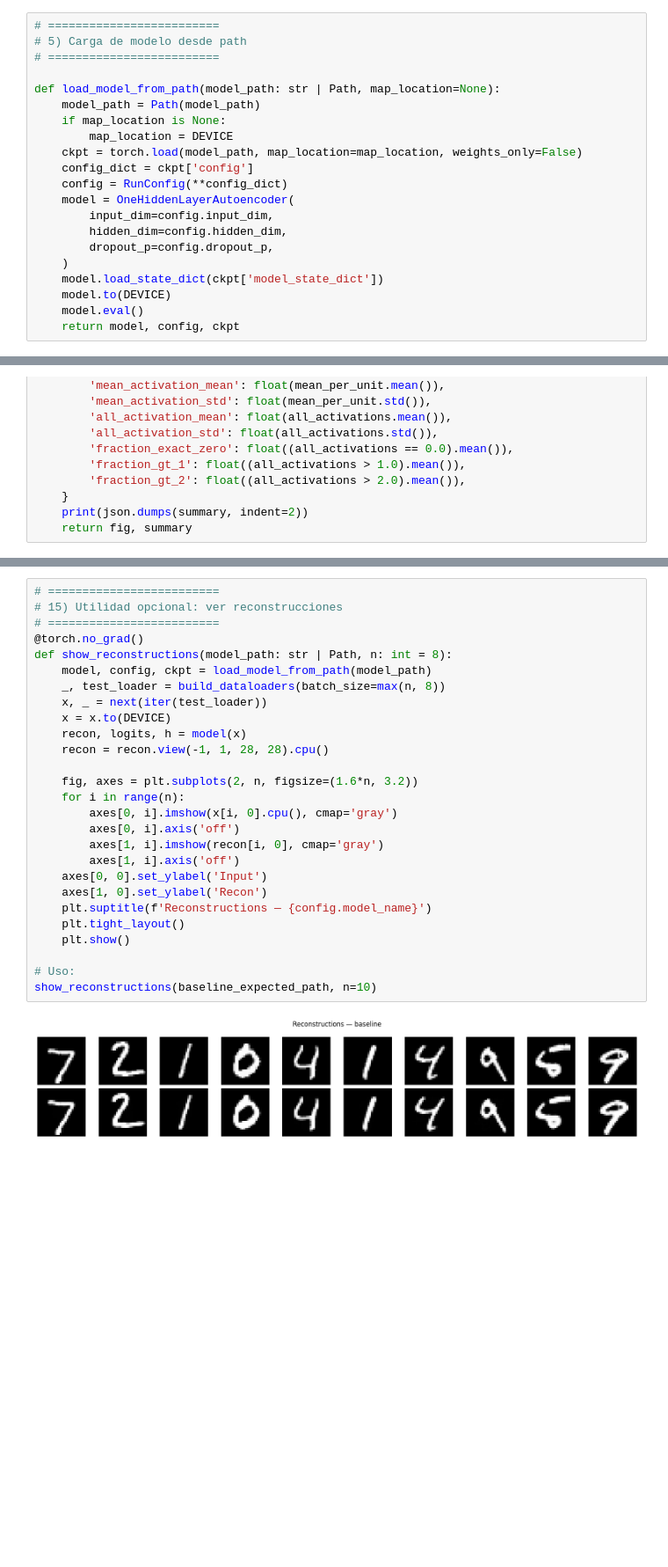
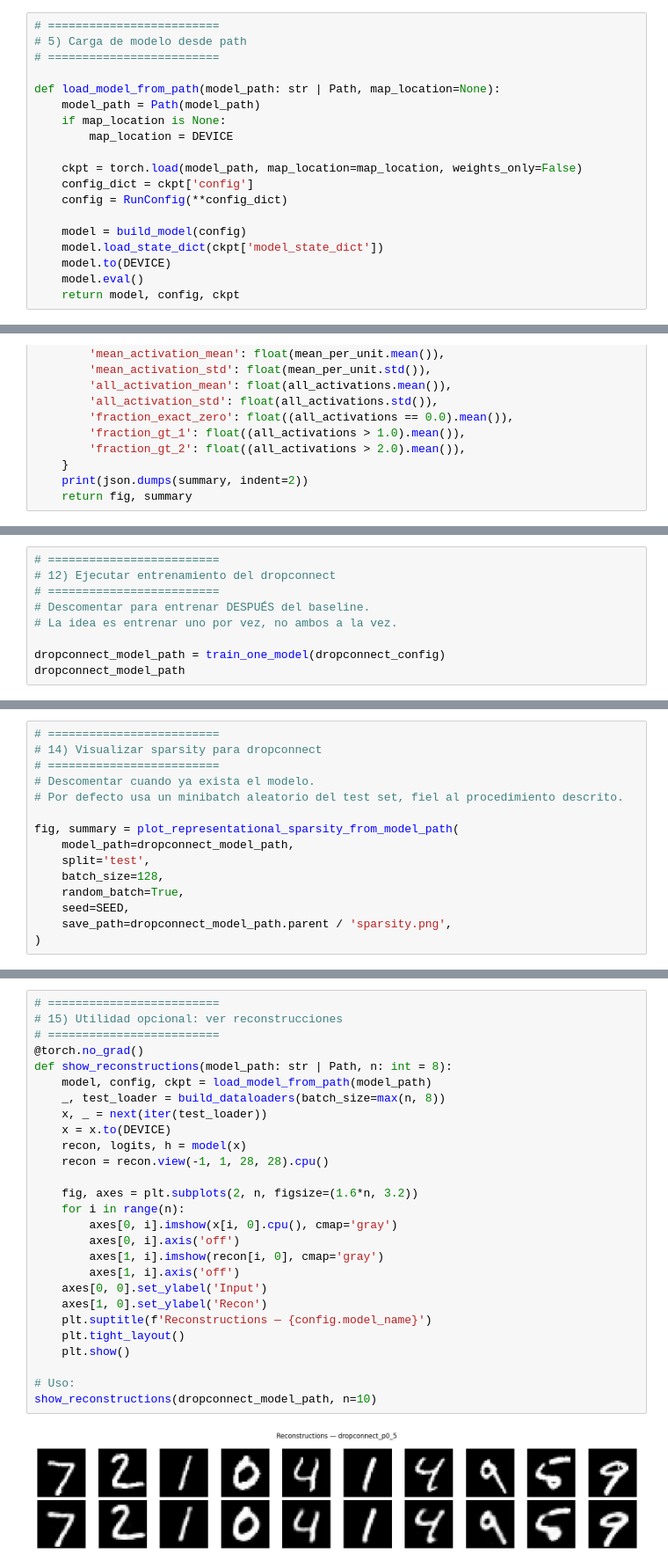
Before and after one commit to joacogamalerio/tesis-project-repository, a Jupyter notebook: dropout_mnist_autoencoder_repro.ipynb, the cells around one changed output, grey strips where cells are left out. Shown at 88% size. Cells and saved outputs as stored; diff of their text form; blank space fills up the shorter version.

```diff
--- a/dropout_mnist_autoencoder_repro.ipynb
+++ b/dropout_mnist_autoencoder_repro.ipynb
@@ -341,14 +542,12 @@ def load_model_from_path(model_path: str | Path, map_location=None):
     model_path = Path(model_path)
     if map_location is None:
         map_location = DEVICE
+
     ckpt = torch.load(model_path, map_location=map_location, weights_only=False)
     config_dict = ckpt['config']
     config = RunConfig(**config_dict)
-    model = OneHiddenLayerAutoencoder(
-        input_dim=config.input_dim,
-        hidden_dim=config.hidden_dim,
-        dropout_p=config.dropout_p,
-    )
+
+    model = build_model(config)
     model.load_state_dict(ckpt['model_state_dict'])
     model.to(DEVICE)
     model.eval()
@@ -555,0 +784,9 @@ PosixPath('runs/autoencoder/6fa4a31ed05d/dropout_p0_5/model.pt')
+# %%
+# =========================
+# 12) Ejecutar entrenamiento del dropconnect
+# =========================
+# Descomentar para entrenar DESPUÉS del baseline.
+# La idea es entrenar uno por vez, no ambos a la vez.
+
+dropconnect_model_path = train_one_model(dropconnect_config)
+dropconnect_model_path
@@ -615 +869,16 @@ Saved: runs/autoencoder/6fa4a31ed05d/dropout_p0_5/sparsity.png
 }
+# %%
+# =========================
+# 14) Visualizar sparsity para dropconnect
+# =========================
+# Descomentar cuando ya exista el modelo.
+# Por defecto usa un minibatch aleatorio del test set, fiel al procedimiento descrito.
+
+fig, summary = plot_representational_sparsity_from_model_path(
+    model_path=dropconnect_model_path,
+    split='test',
+    batch_size=128,
+    random_batch=True,
+    seed=SEED,
+    save_path=dropconnect_model_path.parent / 'sparsity.png',
+)
@@ -655,32 +922,32 @@ Saved: runs/autoencoder/638d7707aa98/baseline/sparsity.png
 # %%
 # =========================
 # 15) Utilidad opcional: ver reconstrucciones
 # =========================
 @torch.no_grad()
 def show_reconstructions(model_path: str | Path, n: int = 8):
     model, config, ckpt = load_model_from_path(model_path)
     _, test_loader = build_dataloaders(batch_size=max(n, 8))
     x, _ = next(iter(test_loader))
     x = x.to(DEVICE)
     recon, logits, h = model(x)
     recon = recon.view(-1, 1, 28, 28).cpu()
 
     fig, axes = plt.subplots(2, n, figsize=(1.6*n, 3.2))
     for i in range(n):
         axes[0, i].imshow(x[i, 0].cpu(), cmap='gray')
         axes[0, i].axis('off')
         axes[1, i].imshow(recon[i, 0], cmap='gray')
         axes[1, i].axis('off')
     axes[0, 0].set_ylabel('Input')
     axes[1, 0].set_ylabel('Recon')
     plt.suptitle(f'Reconstructions — {config.model_name}')
     plt.tight_layout()
     plt.show()
 
 # Uso:
-show_reconstructions(baseline_expected_path, n=10)
+show_reconstructions(dropconnect_model_path, n=10)
 # %% [output]
-[figure, old version]
+[figure, new version]
 # %%
 # =========================
 # 16) Export rápido de resumen de corrida desde model path
```
Also changed, not shown: parts of 16 cells of this notebook.
